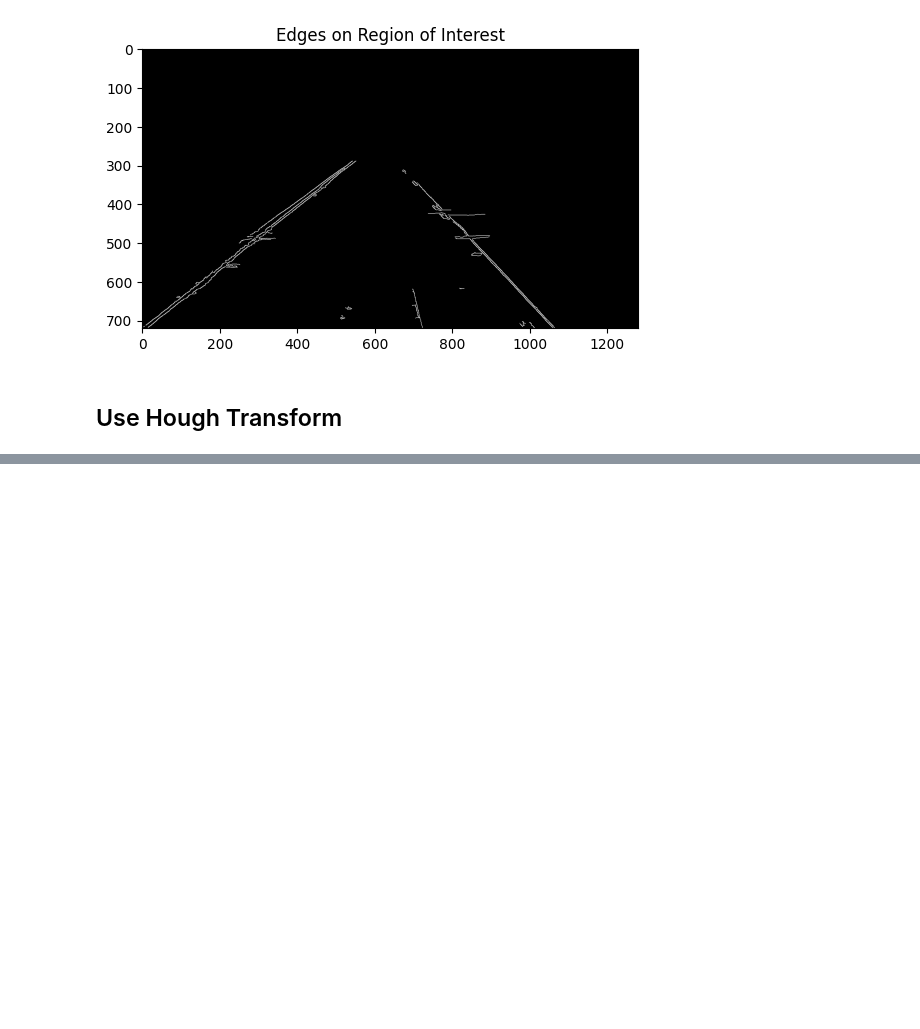
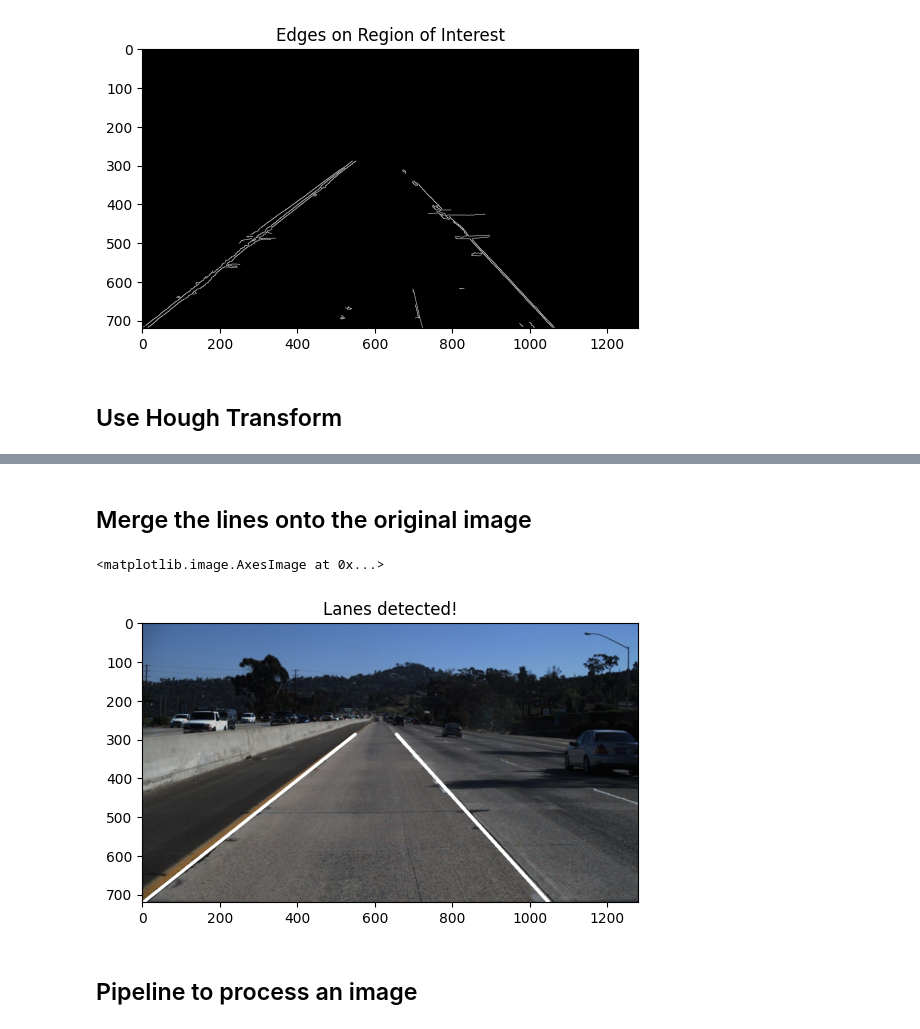
Before and after one commit to tusharraval102/Lane-Detection-in-Vehicles, a Jupyter notebook: Code/Notebook.ipynb, the cells around one changed output, grey strips where cells are left out. Saved outputs shown, nothing was run; the diff lists cells and outputs as text; code cells hidden in the pictures; blank space fills up the shorter version.

```diff
--- a/Code/Notebook.ipynb
+++ b/Code/Notebook.ipynb
@@ -164,0 +177,11 @@ ValueError: ignored
+# %% [markdown]
+## Merge the lines onto the original image
+# %%
+lines_edges = cv2.addWeighted(image, 0.8, linesJpg, 1, 0)
+plt.title("Lanes detected!")
+plt.imshow(lines_edges)
+# %% [output]
+<matplotlib.image.AxesImage at 0x...>
+[figure, added]
+# %% [markdown]
+## Pipeline to process an image
```
Also changed, not shown: parts of 8 cells of this notebook, 2 other files.
